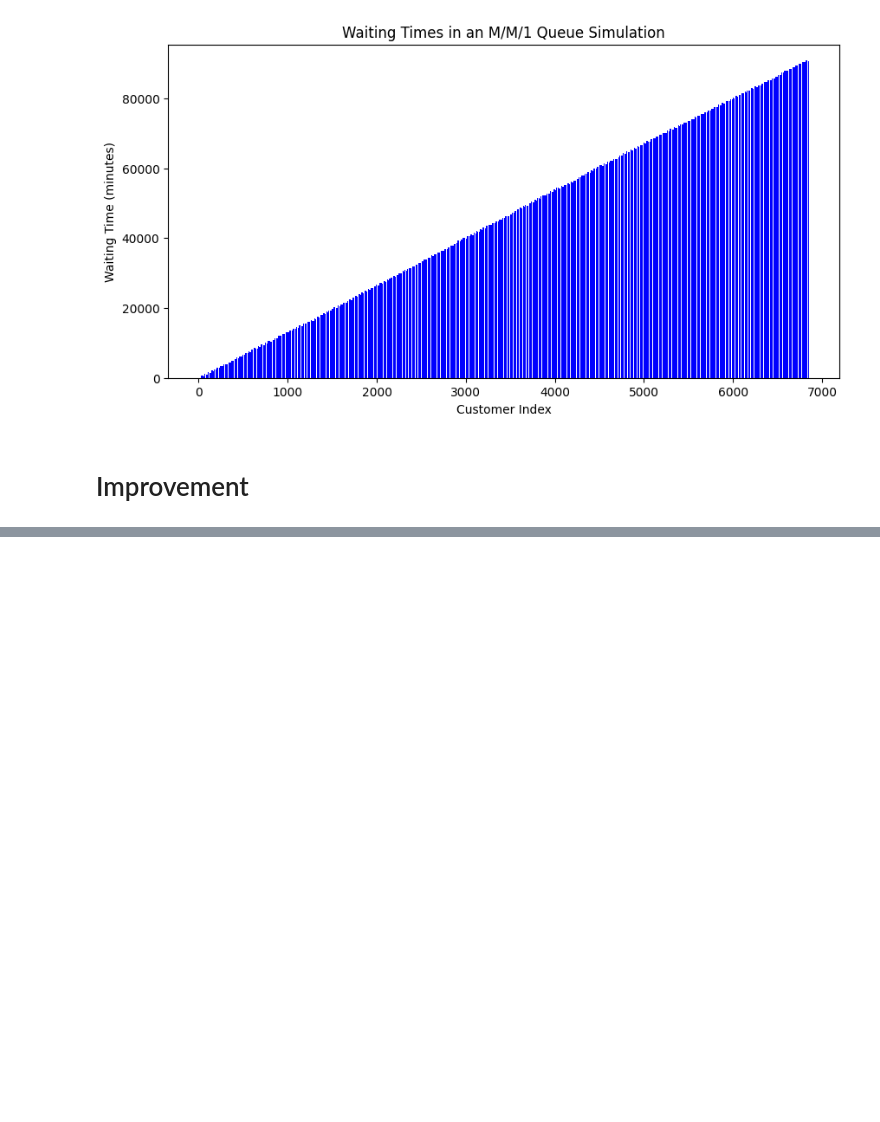
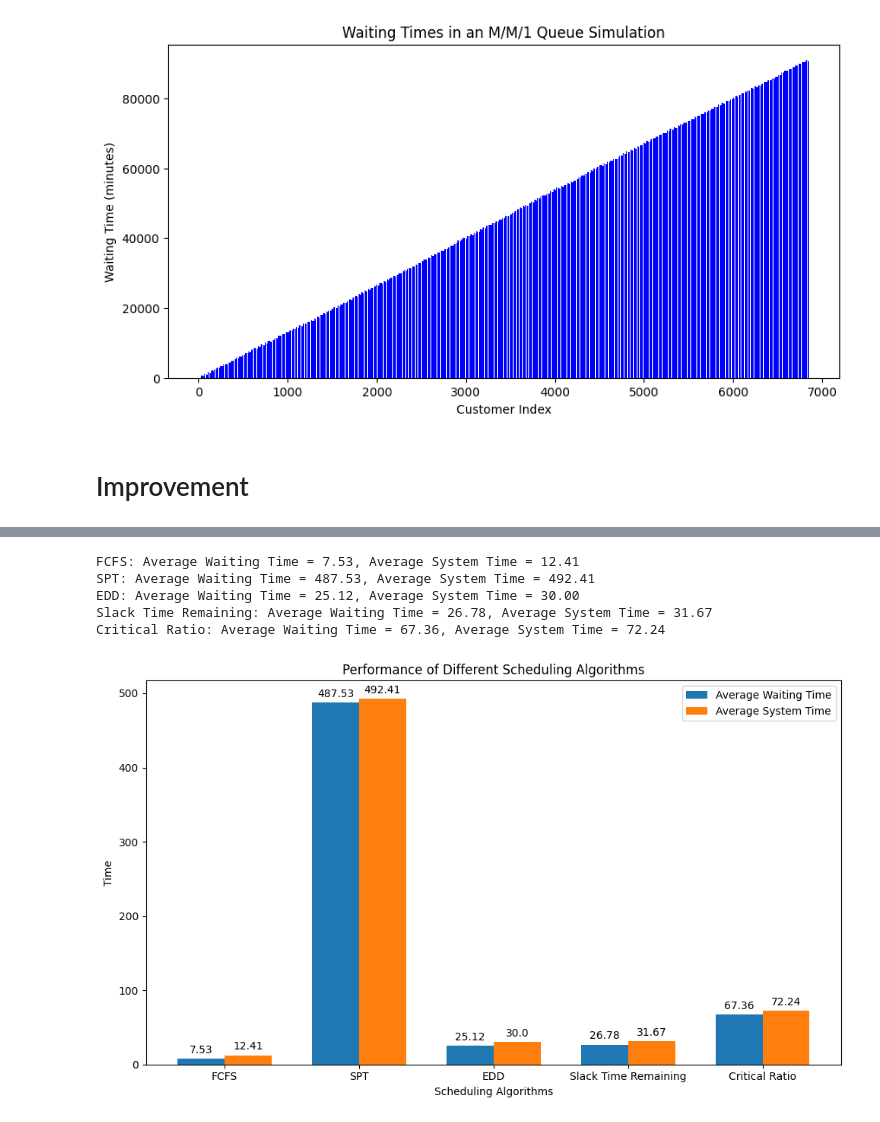
Before and after one commit to HaleyKwok/Healthcare-analytics, a Jupyter notebook: analysis/queue.ipynb, the cells around one changed output, grey strips where cells are left out. Cells and saved outputs as stored; diff of their text form; code cells hidden in the pictures; blank space fills up the shorter version.

```diff
--- a/analysis/queue.ipynb
+++ b/analysis/queue.ipynb
@@ -203,0 +295,70 @@ plt.show()
+# %%
+# Run the simulation for each scheduling algorithm
+results = {}
+results['FCFS'] = simulate_queue(df.copy(), schedule_fcfs)
+results['SPT'] = simulate_queue(df.copy(), schedule_spt)
+results['EDD'] = simulate_queue(df.copy(), schedule_edd)
+results['Slack Time Remaining'] = simulate_queue(df.copy(), schedule_slack_time_remaining, 'time_dependent')
+results['Critical Ratio'] = simulate_queue(df.copy(), schedule_critical_ratio, 'time_dependent')
+
+# Print results
+for k, v in results.items():
+    print(f"{k}: Average Waiting Time = {v[0]:.2f}, Average System Time = {v[1]:.2f}")
+# %% [output]
+FCFS: Average Waiting Time = 7.53, Average System Time = 12.41
+SPT: Average Waiting Time = 487.53, Average System Time = 492.41
+EDD: Average Waiting Time = 25.12, Average System Time = 30.00
+Slack Time Remaining: Average Waiting Time = 26.78, Average System Time = 31.67
+Critical Ratio: Average Waiting Time = 67.36, Average System Time = 72.24
+# %%
+import numpy as np
+import pandas as pd
+import matplotlib.pyplot as plt
+
+# Assuming the rest of the code provided earlier is included here
+# Same synthetic data generation and function definitions…
+
+# Simulation code as before…
+
+# Visualization of the results
+def plot_results(results):
+    labels = list(results.keys())
+    waiting_times = [results[alg][0] for alg in labels]
+    system_times = [results[alg][1] for alg in labels]
+
+    x = np.arange(len(labels))  # the label locations
+    width = 0.35  # the width of the bars
+
+    fig, ax = plt.subplots(figsize=(10, 6))
+    rects1 = ax.bar(x - width/2, waiting_times, width, label='Average Waiting Time')
+    rects2 = ax.bar(x + width/2, system_times, width, label='Average System Time')
+
+    # Add some text for labels, title and custom x-axis tick labels, etc.
+    ax.set_xlabel('Scheduling Algorithms')
+    ax.set_ylabel('Time')
+    ax.set_title('Performance of Different Scheduling Algorithms')
+    ax.set_xticks(x)
+    ax.set_xticklabels(labels)
+    ax.legend()
+
+    def autolabel(rects):
+        """Attach a text label above each bar in *rects*, displaying its height."""
+        for rect in rects:
+            height = rect.get_height()
+            ax.annotate('{}'.format(round(height, 2)),
+                        xy=(rect.get_x() + rect.get_width() / 2, height),
+                        xytext=(0, 3),  # 3 points vertical offset
+                        textcoords="offset points",
+                        ha='center', va='bottom')
+
+    autolabel(rects1)
+    autolabel(rects2)
+
+    fig.tight_layout()
+
+    plt.show()
+
+# Assuming the results dictionary is populated as before
+plot_results(results)
+# %% [output]
+[figure, added]
```
Also changed, not shown: parts of 13 cells of this notebook, 1 other file.
